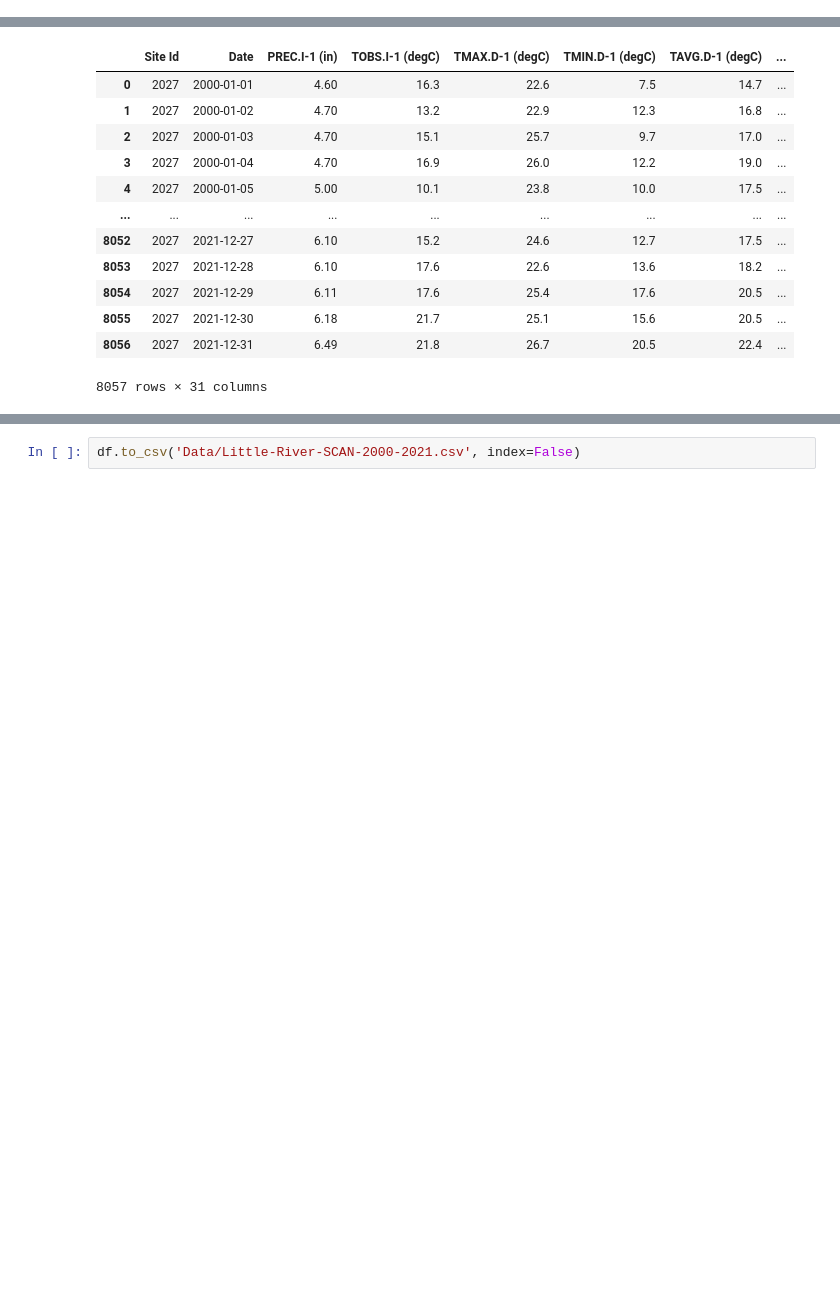
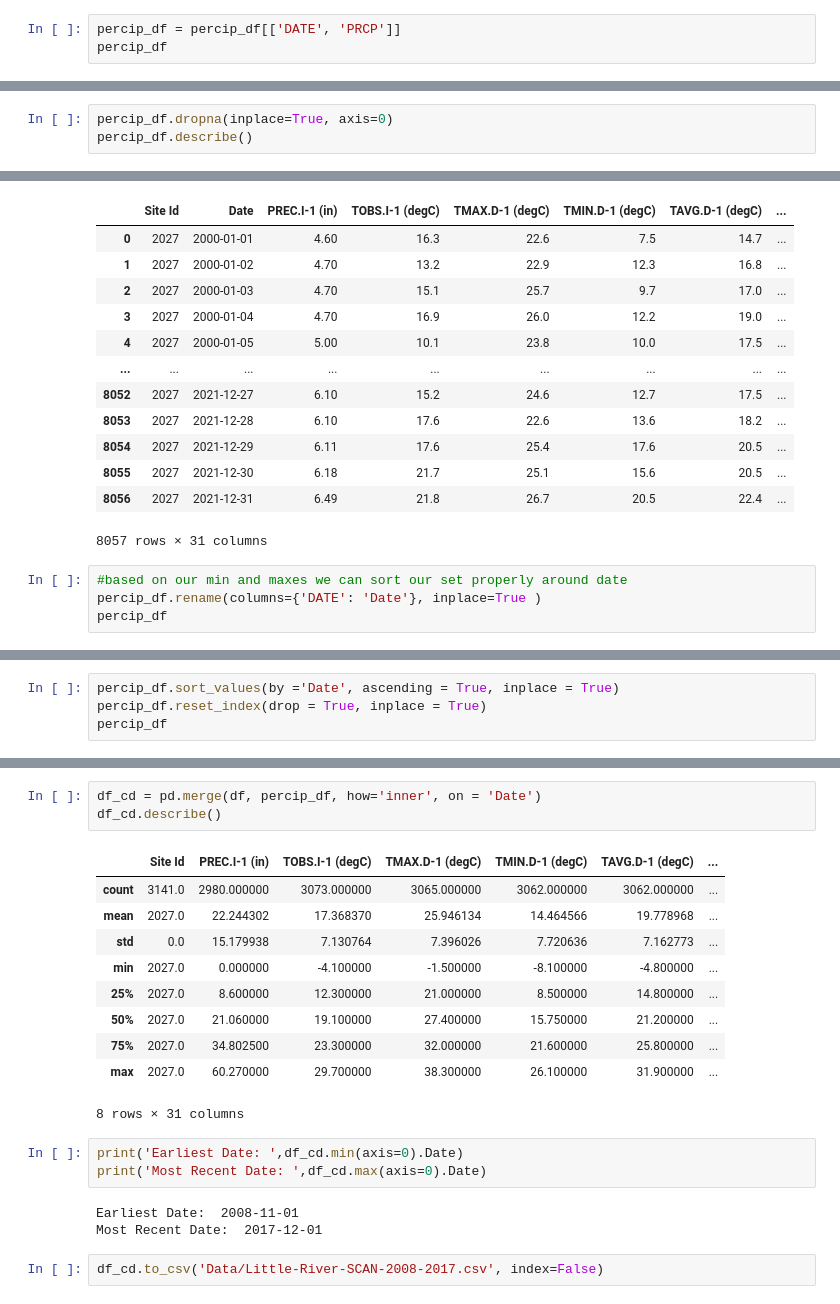
Before and after one commit to bigdog3626/Drought-Detection-Modeling, a Jupyter notebook: Data-Cleanser.ipynb, the cells around one changed output, grey strips where cells are left out. Saved outputs shown, nothing was run; the diff lists cells and outputs as text; blank space fills up the shorter version.

```diff
--- a/Data-Cleanser.ipynb
+++ b/Data-Cleanser.ipynb
@@ -145,3 +148,6 @@ SRADT.D-1 (MJ/m)             7916
 PRES.I-1 (inch)              4572
 BATT.I-3 (volt)              7321
 dtype: int64
+# %%
+percip_df = percip_df[['DATE', 'PRCP']]
+percip_df
@@ -147,0 +174,3 @@ dtype: int64
+# %%
+percip_df.dropna(inplace=True, axis=0)
+percip_df.describe()
@@ -211,3 +250,7 @@ See the caveats in the documentation: https://pandas.pydata.org/pandas-docs/stab
 | 8055 | 2027 | 2021-12-30 | 6.18 | 21.7 | 25.1 | 15.6 | 20.5 | ... |
 | 8056 | 2027 | 2021-12-31 | 6.49 | 21.8 | 26.7 | 20.5 | 22.4 | ... |
 8057 rows × 31 columns
+# %%
+#based on our min and maxes we can sort our set properly around date
+percip_df.rename(columns={'DATE': 'Date'}, inplace=True )
+percip_df
@@ -213,0 +271,4 @@ See the caveats in the documentation: https://pandas.pydata.org/pandas-docs/stab
+# %%
+percip_df.sort_values(by ='Date', ascending = True, inplace = True)
+percip_df.reset_index(drop = True, inplace = True)
+percip_df
@@ -214,2 +289,22 @@ See the caveats in the documentation: https://pandas.pydata.org/pandas-docs/stab
+# %%
+df_cd = pd.merge(df, percip_df, how='inner', on = 'Date')
+df_cd.describe()
+# %% [output]
+|  | Site Id | PREC.I-1 (in) | TOBS.I-1 (degC) | TMAX.D-1 (degC) | TMIN.D-1 (degC) | TAVG.D-1 (degC) | ... |
+| count | 3141.0 | 2980.000000 | 3073.000000 | 3065.000000 | 3062.000000 | 3062.000000 | ... |
+| mean | 2027.0 | 22.244302 | 17.368370 | 25.946134 | 14.464566 | 19.778968 | ... |
+| std | 0.0 | 15.179938 | 7.130764 | 7.396026 | 7.720636 | 7.162773 | ... |
+| min | 2027.0 | 0.000000 | -4.100000 | -1.500000 | -8.100000 | -4.800000 | ... |
+| 25% | 2027.0 | 8.600000 | 12.300000 | 21.000000 | 8.500000 | 14.800000 | ... |
+| 50% | 2027.0 | 21.060000 | 19.100000 | 27.400000 | 15.750000 | 21.200000 | ... |
+| 75% | 2027.0 | 34.802500 | 23.300000 | 32.000000 | 21.600000 | 25.800000 | ... |
+| max | 2027.0 | 60.270000 | 29.700000 | 38.300000 | 26.100000 | 31.900000 | ... |
+8 rows × 31 columns
+# %%
+print('Earliest Date: ',df_cd.min(axis=0).Date)
+print('Most Recent Date: ',df_cd.max(axis=0).Date)
+# %% [output]
+Earliest Date:  2008-11-01
+Most Recent Date:  2017-12-01
 # %%
-df.to_csv('Data/Little-River-SCAN-2000-2021.csv', index=False)
+df_cd.to_csv('Data/Little-River-SCAN-2008-2017.csv', index=False)
```
Also changed, not shown: parts of 6 cells of this notebook, 4 other files.
